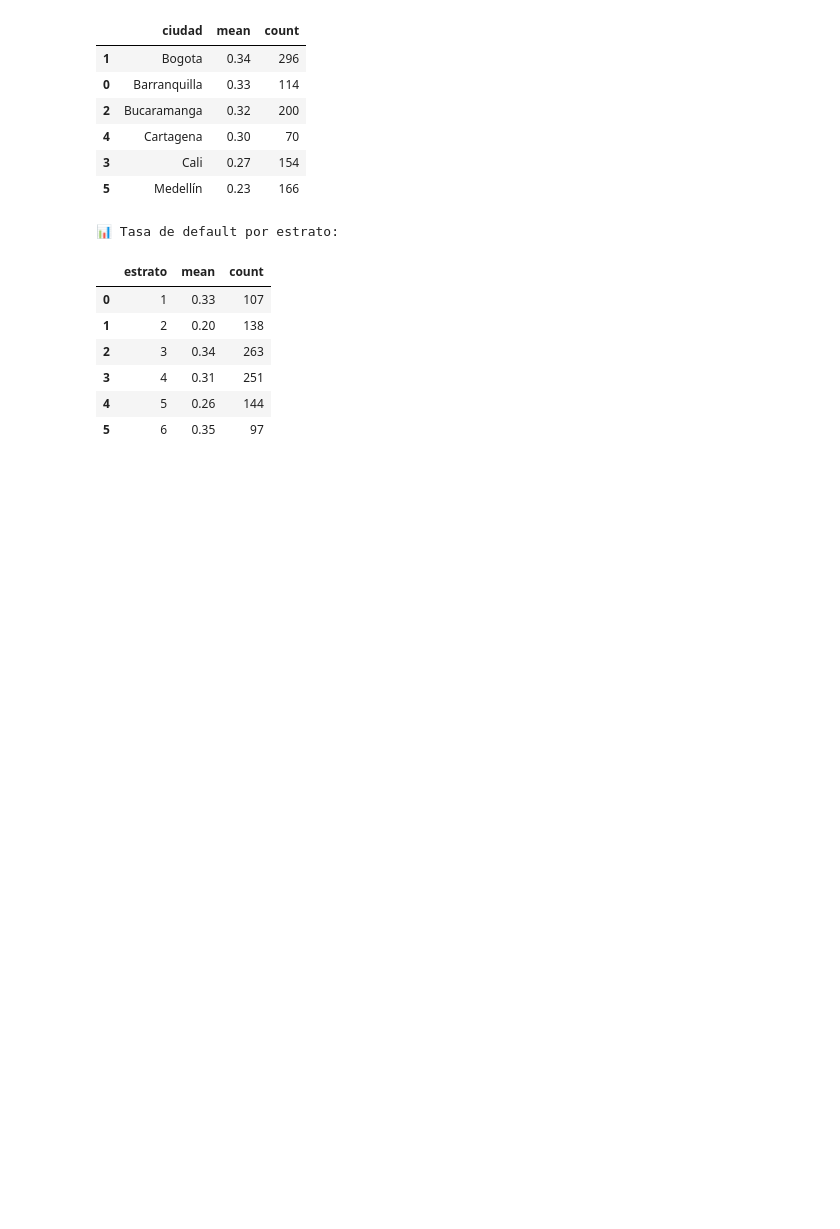
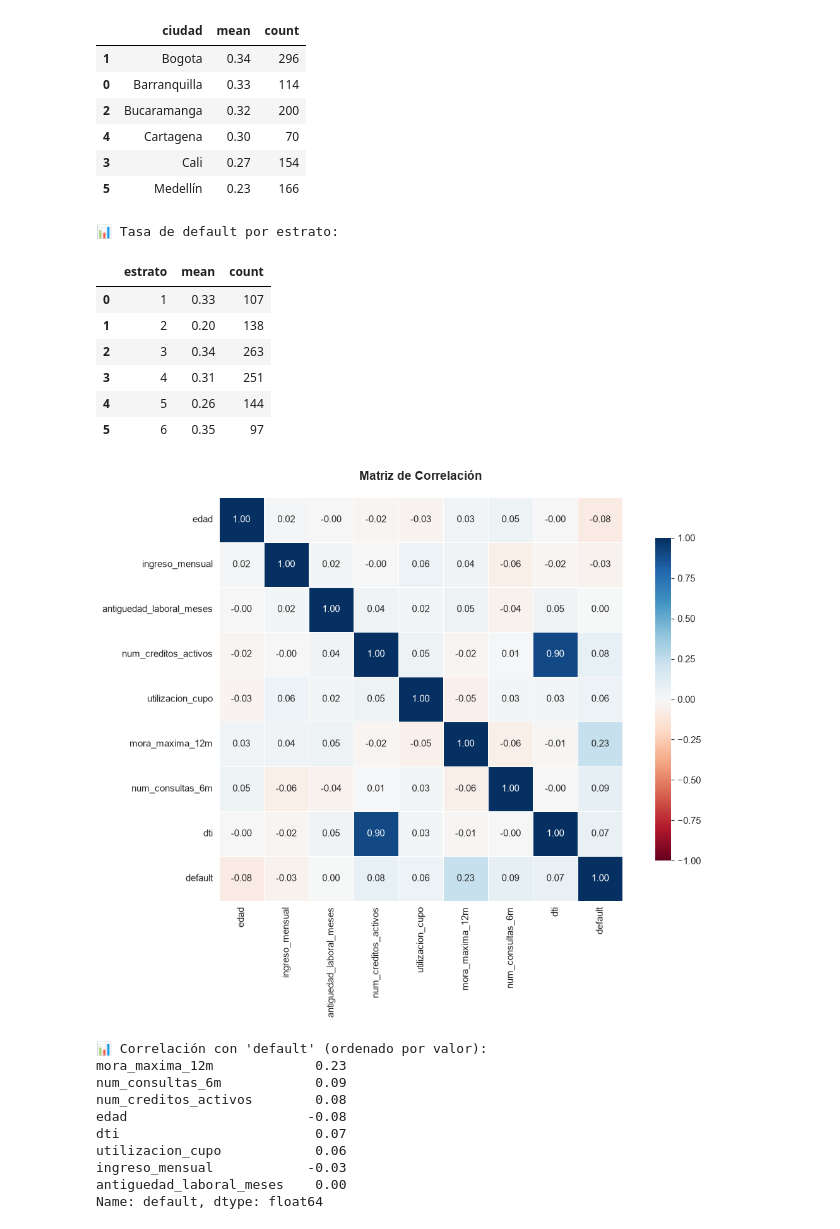
Before and after one commit to JoferPG/Proyecto-Scoring-Crediticio, a Jupyter notebook: notebook/01_eda.ipynb, the cells around one changed output. Cells and saved outputs as stored; diff of their text form; code cells hidden in the pictures; blank space fills up the shorter version.

Commit message:
Fix: Arreglo de los png almarenador, Feat: se agregar analisis de matriz de correlacion en las variables

```diff
--- a/notebook/01_eda.ipynb
+++ b/notebook/01_eda.ipynb
@@ -203,3 +205,39 @@ Passing `palette` without assigning `hue` is deprecated and will be removed in v
 | 3 | 4 | 0.31 | 251 |
 | 4 | 5 | 0.26 | 144 |
 | 5 | 6 | 0.35 | 97 |
+# %%
+#===============================================
+# 8. Matriz de correlación
+#===============================================
+
+plt.figure(figsize=(12, 9))
+
+# Correlación de Pearson (para variables numéricas)
+corr_matrix = df[numeric_cols + ['default']].corr()
+
+# Heatmap de correlación
+sns.heatmap(corr_matrix, annot=True, fmt='.2f', cmap='RdBu',
+            center=0, vmin=-1, vmax=1, square=True,
+            linewidths=0.5, cbar_kws={'shrink': 0.8})
+
+plt.title('Matriz de Correlación', fontsize=14, fontweight='bold', pad=20)
+plt.tight_layout()
+plt.savefig(r'D:\05 - Modelo Scoring Crediticion\Codigo\scoring_crediticio\reports\02_Matriz_Correlacion.png', dpi=100, bbox_inches='tight')
+plt.show()
+
+# Top correlaciones con el target 'default'
+print("\n📊 Correlación con 'default' (ordenado por valor):")
+corr_target = corr_matrix['default'].drop('default').sort_values(key=abs,ascending=False)
+print(corr_target)
+# %% [output]
+[figure, added]
+📊 Correlación con 'default' (ordenado por valor):
+mora_maxima_12m             0.23
+num_consultas_6m            0.09
+num_creditos_activos        0.08
+edad                       -0.08
+dti                         0.07
+utilizacion_cupo            0.06
+ingreso_mensual            -0.03
+antiguedad_laboral_meses    0.00
+Name: default, dtype: float64
```
Also changed, not shown: parts of 2 cells of this notebook, 3 other files.
